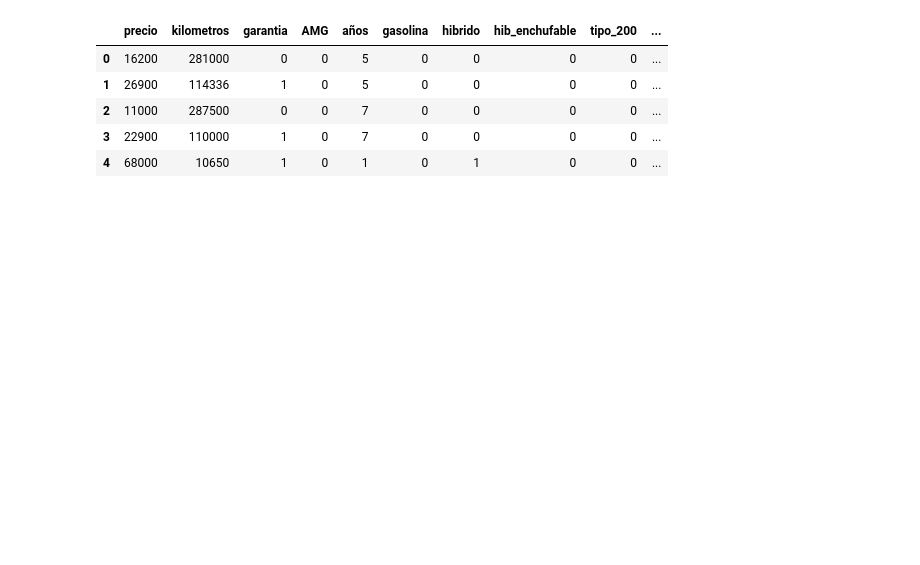
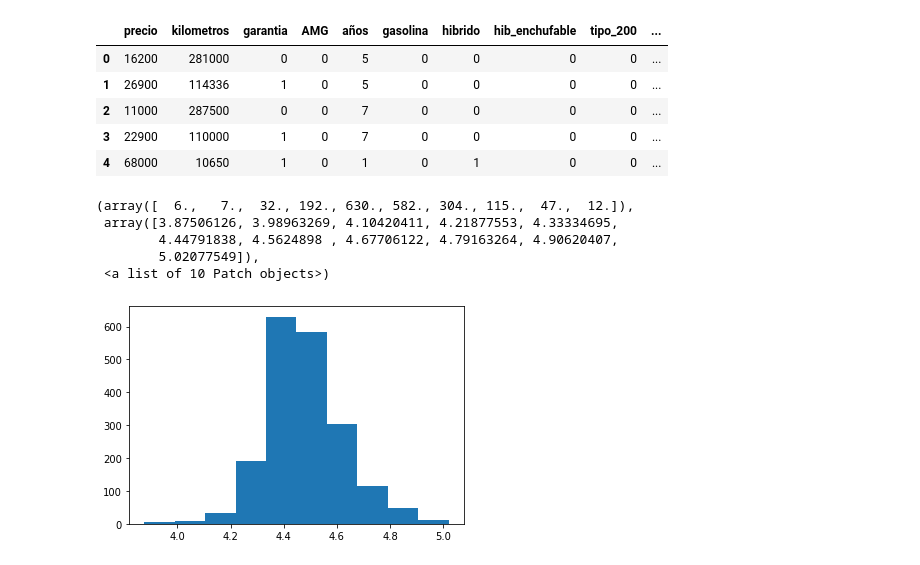
Before and after one commit to JAlonMor/Webscraping, a Jupyter notebook: MODEL_coches.ipynb, the cells around one changed output. Drawn from its saved outputs; the diff is of its cells as text; code cells hidden in the pictures; blank space fills up the shorter version.

```diff
--- a/MODEL_coches.ipynb
+++ b/MODEL_coches.ipynb
@@ -44,3 +44,21 @@ model_coches.head()
 | 2 | 11000 | 287500 | 0 | 0 | 7 | 0 | 0 | 0 | 0 | ... |
 | 3 | 22900 | 110000 | 1 | 0 | 7 | 0 | 0 | 0 | 0 | ... |
 | 4 | 68000 | 10650 | 1 | 0 | 1 | 0 | 1 | 0 | 0 | ... |
+# %%
+# convertimos el DataFrame al formato necesario para scikit-learn
+data = model_coches.values.copy()
+
+
+y = np.log10(data[:, 0])     # nos quedamos con la 1ª columna, log-price. Importante para juntar más los datos
+X = data[:, 1:]      # nos quedamos con el resto
+
+feature_names = model_coches.columns[1:]
+# %%
+plt.hist(y)
+# %% [output]
+(array([  6.,   7.,  32., 192., 630., 582., 304., 115.,  47.,  12.]),
+ array([3.87506126, 3.98963269, 4.10420411, 4.21877553, 4.33334695,
+        4.44791838, 4.5624898 , 4.67706122, 4.79163264, 4.90620407,
+        5.02077549]),
+ <a list of 10 Patch objects>)
+[figure, added]
```
Also changed, not shown: parts of 9 cells of this notebook.
